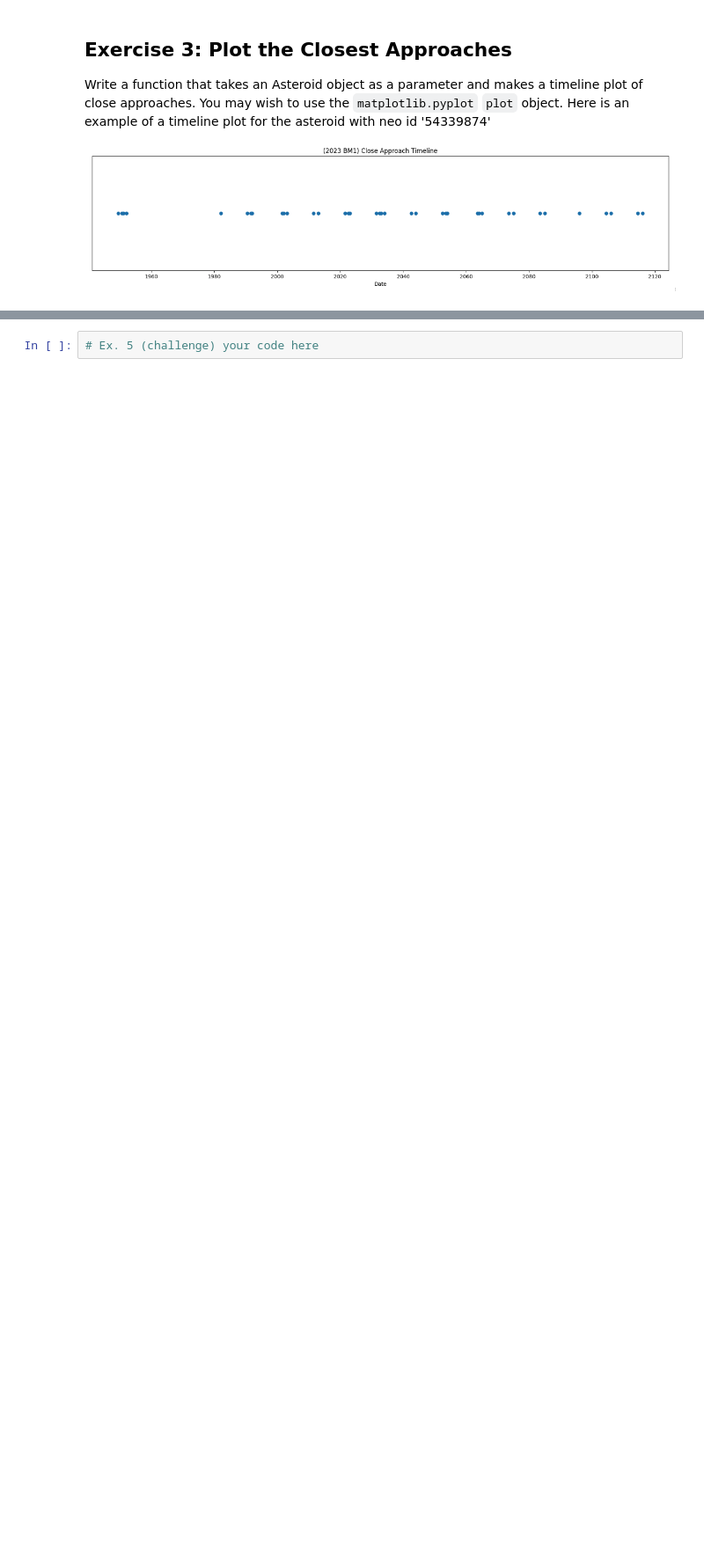
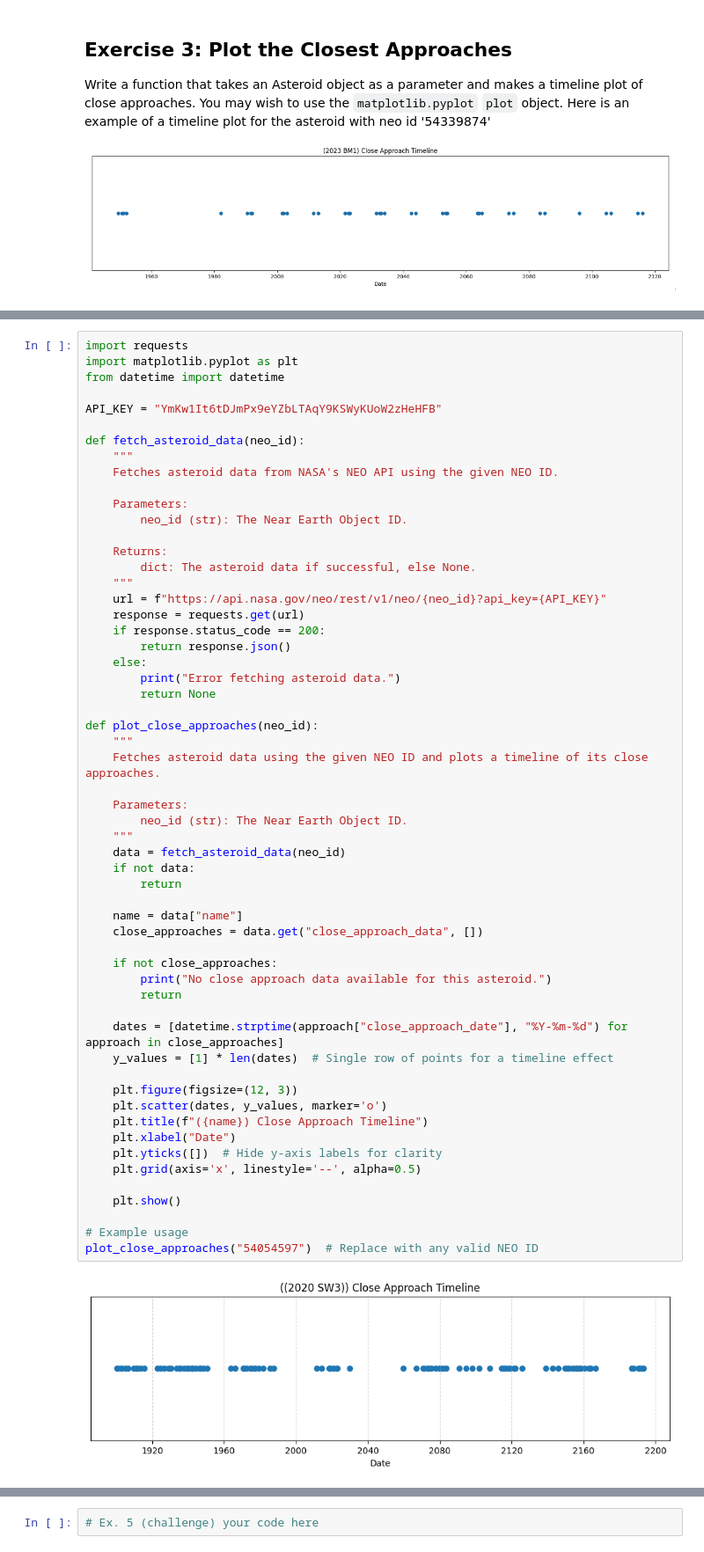
Before and after one commit to Jasn001/COMP_215, a Jupyter notebook: labs/lab04-more_classes.ipynb, the cells around one changed output, grey strips where cells are left out. Shown: that part at 88% size. Cells and saved outputs as stored; diff of their text form; blank space fills up the shorter version.

```diff
--- a/labs/lab04-more_classes.ipynb
+++ b/labs/lab04-more_classes.ipynb
@@ -121,3 +223,62 @@ Write a function that takes an Asteroid object as a parameter and makes a timeli
+# %%
+import requests
+import matplotlib.pyplot as plt
+from datetime import datetime
+
+API_KEY = "YmKw1It6tDJmPx9eYZbLTAqY9KSWyKUoW2zHeHFB"
+
+def fetch_asteroid_data(neo_id):
+    """
+    Fetches asteroid data from NASA's NEO API using the given NEO ID.
+
+    Parameters:
+        neo_id (str): The Near Earth Object ID.
+
+    Returns:
+        dict: The asteroid data if successful, else None.
+    """
+    url = f"https://api.nasa.gov/neo/rest/v1/neo/{neo_id}?api_key={API_KEY}"
+    response = requests.get(url)
+    if response.status_code == 200:
+        return response.json()
+    else:
+        print("Error fetching asteroid data.")
+        return None
+
+def plot_close_approaches(neo_id):
+    """
+    Fetches asteroid data using the given NEO ID and plots a timeline of its close approaches.
+
+    Parameters:
+        neo_id (str): The Near Earth Object ID.
+    """
+    data = fetch_asteroid_data(neo_id)
+    if not data:
+        return
+
+    name = data["name"]
+    close_approaches = data.get("close_approach_data", [])
+
+    if not close_approaches:
+        print("No close approach data available for this asteroid.")
+        return
+
+    dates = [datetime.strptime(approach["close_approach_date"], "%Y-%m-%d") for approach in close_approaches]
+    y_values = [1] * len(dates)  # Single row of points for a timeline effect
+
+    plt.figure(figsize=(12, 3))
+    plt.scatter(dates, y_values, marker='o')
+    plt.title(f"({name}) Close Approach Timeline")
+    plt.xlabel("Date")
+    plt.yticks([])  # Hide y-axis labels for clarity
+    plt.grid(axis='x', linestyle='--', alpha=0.5)
+
+    plt.show()
+
+# Example usage
+plot_close_approaches("54054597")  # Replace with any valid NEO ID
+# %% [output]
+[figure, added]
 # %% [markdown]
 ## Challenge - Take your skills to the next level...
 
```
Also changed, not shown: parts of 7 cells of this notebook.
